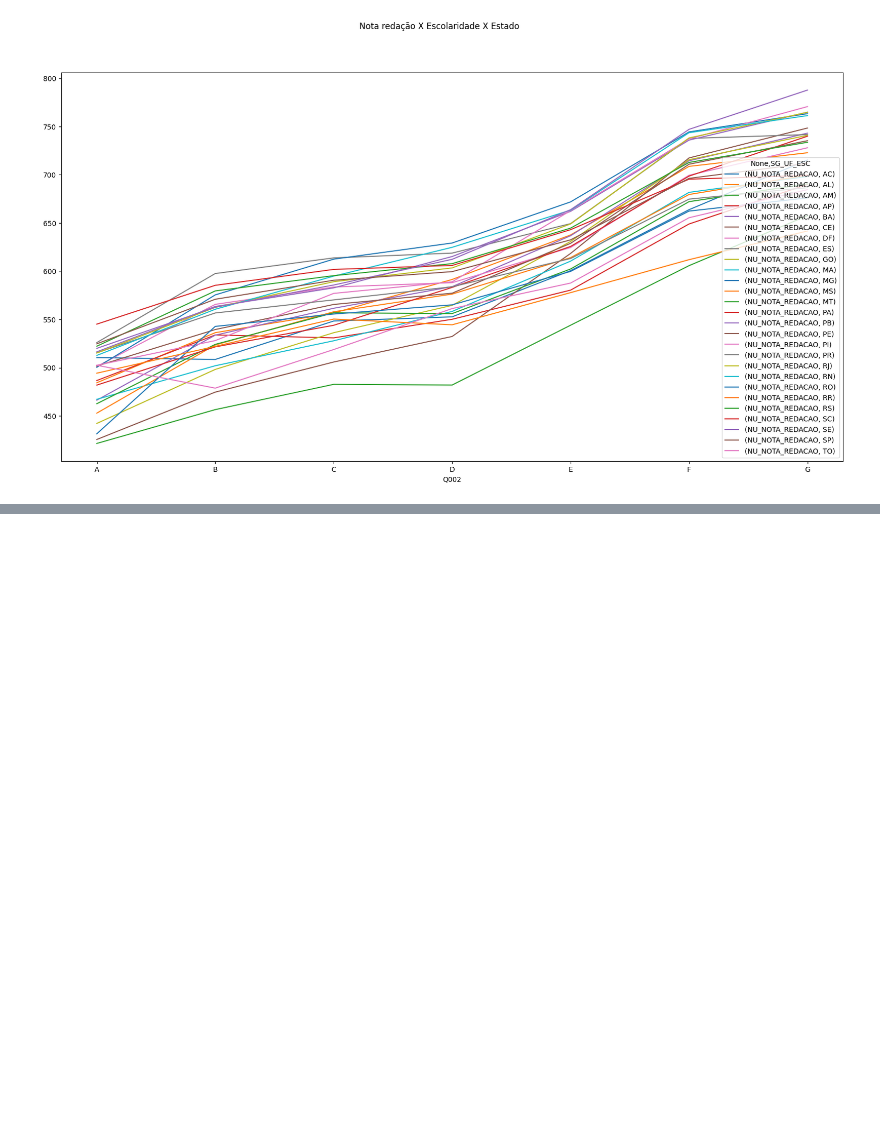
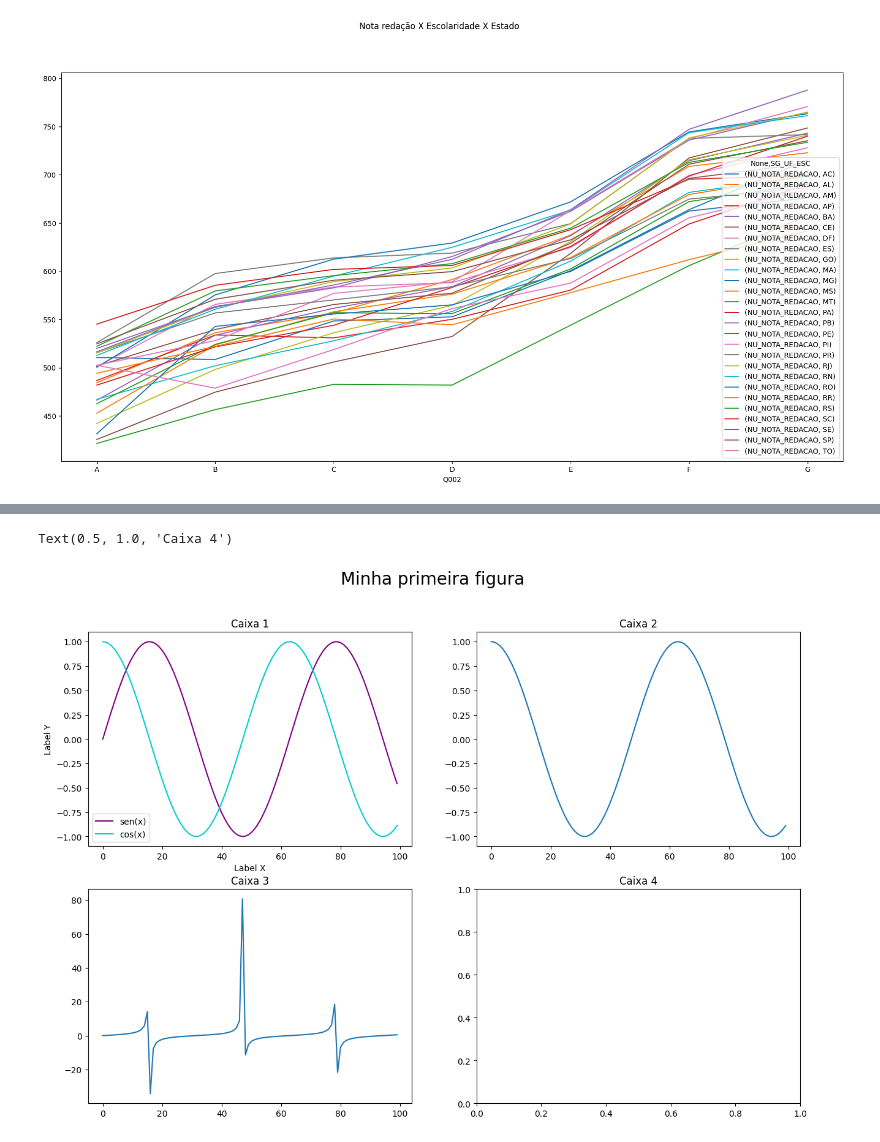
Before and after one commit to anabiax/PyAnaliseDados, a Jupyter notebook: analiseDados.ipynb, the cells around one changed output, grey strips where cells are left out. Saved outputs shown, nothing was run; the diff lists cells and outputs as text; code cells hidden in the pictures; blank space fills up the shorter version.

```diff
--- a/analiseDados.ipynb
+++ b/analiseDados.ipynb
@@ -272,0 +591,25 @@ microdadosENEMSelecionado.filter(items=['SG_UF_ESC', 'Q002', 'NU_NOTA_REDACAO'])
+# %%
+x = np.arange(0, 10, 0.1)  # 3º parâmetro é o incrementador
+
+fig1, f1_axes = plt.subplots(ncols=2, nrows=2, figsize=(15, 10))
+fig1.suptitle("Minha primeira figura", size=20)
+
+f1_axes[0, 0].plot(np.sin(x), label="sen(x)", color="purple")   # funcao seno de X
+f1_axes[0, 0].plot(np.cos(x), label="cos(x)", color="darkturquoise")   # funcao cosseno de X
+f1_axes[0, 0].set_title("Caixa 1")
+f1_axes[0, 0].set_xlabel("Label X")
+f1_axes[0, 0].set_ylabel("Label Y")
+f1_axes[0, 0].legend()
+
+f1_axes[0, 1].plot(np.cos(x))    # funcao cosseno de X
+f1_axes[0, 1].set_title("Caixa 2")
+
+
+f1_axes[1, 0].plot(np.tan(x))    # funcao tangente de X
+f1_axes[1, 0].set_title("Caixa 3")
+
+
+f1_axes[1, 1].set_title("Caixa 4")
+# %% [output]
+Text(0.5, 1.0, 'Caixa 4')
+[figure, added]
```
Also changed, not shown: parts of 53 cells of this notebook.
